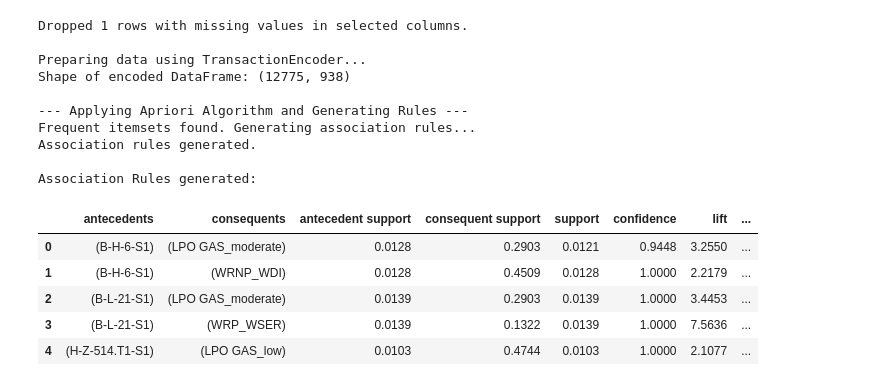
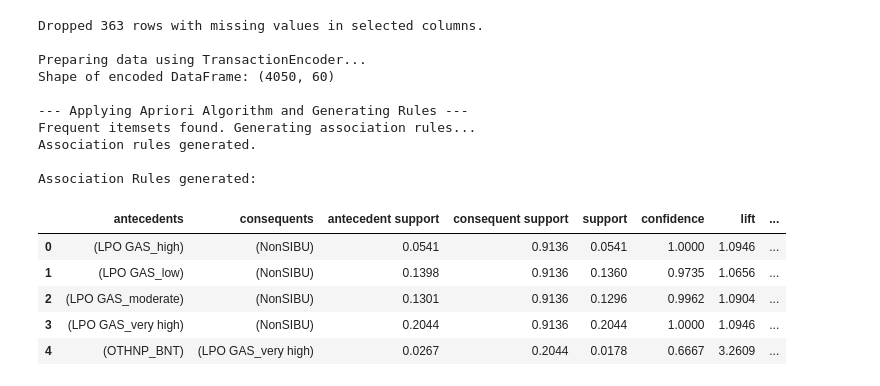
Before and after one commit to ridoya09/Proyek-Analisis-Data, a Jupyter notebook: Engine_Apriori_LPO.ipynb, the cells around one changed output. Saved outputs shown, nothing was run; the diff lists cells and outputs as text; code cells hidden in the pictures.

```diff
--- a/Engine_Apriori_LPO.ipynb
+++ b/Engine_Apriori_LPO.ipynb
@@ -536,11 +619,11 @@ if 'process_data_with_kmeans' not in globals():
     cluster_info = {} # Initialize to prevent errors
 else:
     # Define the file path and k value here before calling the function
-    file_path = "/content/drive/MyDrive/Proyekan Mas Ivan/SF Jan-Aug 2025.xlsx"
+    file_path = "/content/drive/MyDrive/Proyekan Mas Ivan/Shortfall2.xlsx"
     # Assuming k is available from cell OjdosFsFr7kn. If not, set a default.
     if 'k' not in globals():
         # print("Variable 'k' not found, using default k=5 for categorization.") # Commented out
-        k_value = 3
+        k_value = 5
     else:
         k_value = globals()['k']
 
@@ -811,40 +929,40 @@ else:
     else:
         # Define the columns to select for Apriori analysis
         # This list will need to be determined or provided by the user/UI in a web app
-        selected_columns_for_apriori = ['EVENTDAYWELLNAME', 'LPO GAS KATEGORI','EVENTNAME']
+        selected_columns_for_apriori = ['EVENTDAYWELLNAME', 'LPO GAS KATEGORI','EVENTNAME','SIBU/NonSIBU']
 
         # Define Apriori parameters
         min_support_value = 0.01
         min_confidence_value = 0.5
         lift_threshold_value = 1
 
         # Call the function to find association rules
         rules = find_association_rules(df_association, selected_columns_for_apriori, min_support_value, min_confidence_value, lift_threshold_value)
 
         # Optional: Display head of the rules DataFrame after the function call
         if not rules.empty:
             print("\nAssociation Rules generated:")
             display(rules.head())
 
         else:
             # Message about empty rules is handled inside the function
             pass # No need for extra print here unless rules is empty for unhandled reason
 
 # Note: rules DataFrame is now available in the global scope after the function call
 # %% [output]
-Dropped 1 rows with missing values in selected columns.
+Dropped 363 rows with missing values in selected columns.
 
 Preparing data using TransactionEncoder...
-Shape of encoded DataFrame: (12775, 938)
+Shape of encoded DataFrame: (4050, 60)
 
 --- Applying Apriori Algorithm and Generating Rules ---
 Frequent itemsets found. Generating association rules...
 Association rules generated.
 
 Association Rules generated:
 |  | antecedents | consequents | antecedent support | consequent support | support | confidence | lift | ... |
-| 0 | (B-H-6-S1) | (LPO GAS_moderate) | 0.0128 | 0.2903 | 0.0121 | 0.9448 | 3.2550 | ... |
-| 1 | (B-H-6-S1) | (WRNP_WDI) | 0.0128 | 0.4509 | 0.0128 | 1.0000 | 2.2179 | ... |
-| 2 | (B-L-21-S1) | (LPO GAS_moderate) | 0.0139 | 0.2903 | 0.0139 | 1.0000 | 3.4453 | ... |
-| 3 | (B-L-21-S1) | (WRP_WSER) | 0.0139 | 0.1322 | 0.0139 | 1.0000 | 7.5636 | ... |
-| 4 | (H-Z-514.T1-S1) | (LPO GAS_low) | 0.0103 | 0.4744 | 0.0103 | 1.0000 | 2.1077 | ... |
+| 0 | (LPO GAS_high) | (NonSIBU) | 0.0541 | 0.9136 | 0.0541 | 1.0000 | 1.0946 | ... |
+| 1 | (LPO GAS_low) | (NonSIBU) | 0.1398 | 0.9136 | 0.1360 | 0.9735 | 1.0656 | ... |
+| 2 | (LPO GAS_moderate) | (NonSIBU) | 0.1301 | 0.9136 | 0.1296 | 0.9962 | 1.0904 | ... |
+| 3 | (LPO GAS_very high) | (NonSIBU) | 0.2044 | 0.9136 | 0.2044 | 1.0000 | 1.0946 | ... |
+| 4 | (OTHNP_BNT) | (LPO GAS_very high) | 0.0267 | 0.2044 | 0.0178 | 0.6667 | 3.2609 | ... |
```
Also changed, not shown: parts of 23 cells of this notebook.
